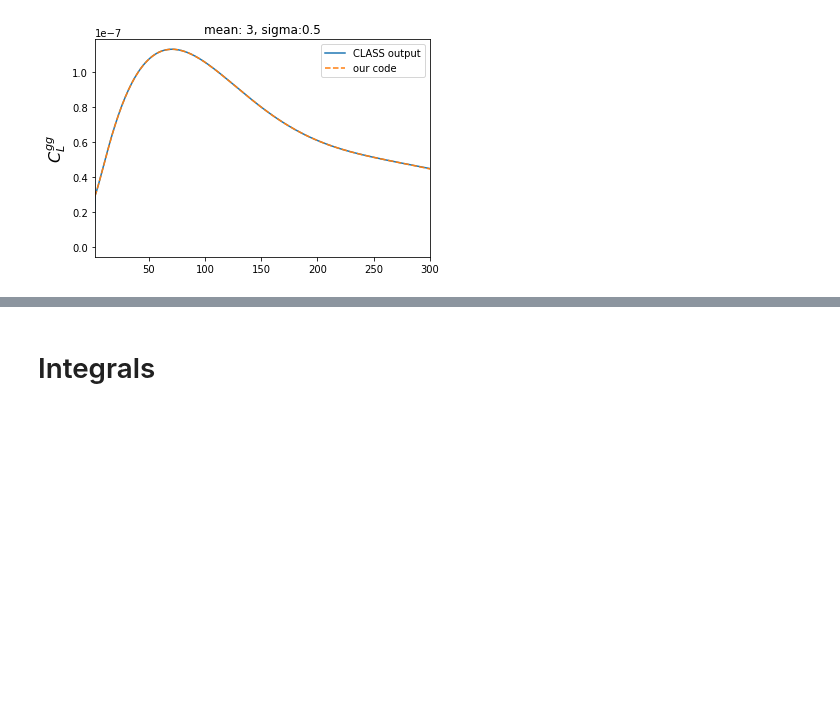
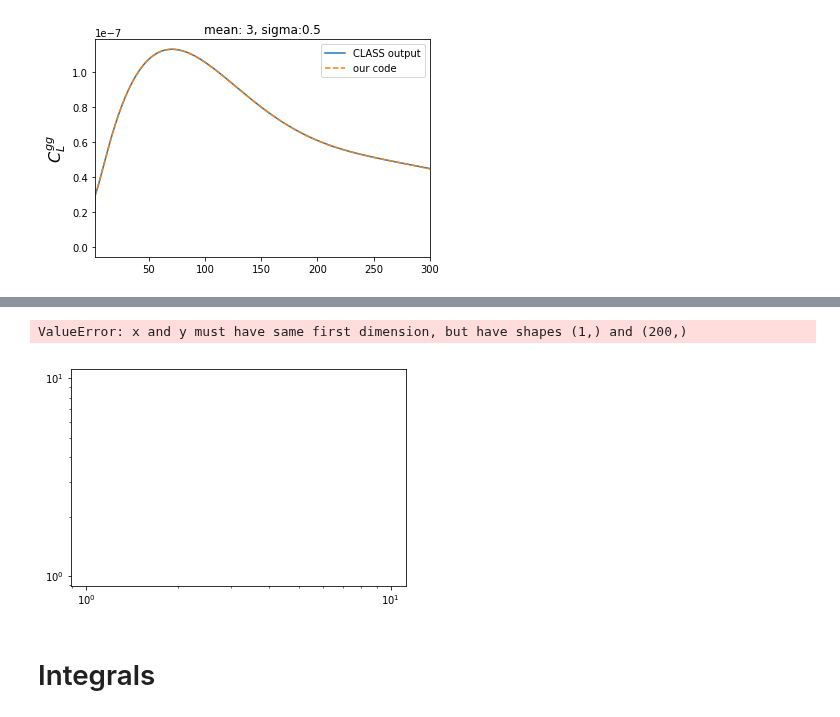
Before and after one commit to VMBoehm/postlimber, a Jupyter notebook: notebooks/Post Limber Correlation Functions.ipynb, the cells around one changed output, grey strips where cells are left out. Saved outputs shown, nothing was run; the diff lists cells and outputs as text; code cells hidden in the pictures; blank space fills up the shorter version.

```diff
--- a/notebooks/Post Limber Correlation Functions.ipynb
+++ b/notebooks/Post Limber Correlation Functions.ipynb
@@ -217,3 +274,24 @@ TypeError: a bytes-like object is required, not 'str'
+# %%
+# cross in Limber
+chis = np.linspace(1.,chi_cmb,5000) #in Mpc/h
+ells = np.linspace(1,2000,200)
+result=[]
+for l_ in ells:
+    integrand=[]
+    for chi in chis:
+        k = l_/chi #in h/Mpc
+        try:
+            Pk= cosmo.pk(k*h,0.)*D_chi(chi)**2*h**3
+        except:
+            Pk= 0.
+        integrand+=[lensing_kernel(chi,chi_cmb)*kernel2(chi)*Pk]
+    result+=[np.trapz(integrand, chis)]
+clkg=np.asarray(result)*prefac
+# %%
+plt.loglog(l_,clkg)
+# %% [output]
+ValueError: x and y must have same first dimension, but have shapes (1,) and (200,)
+[figure, added]
 # %% [markdown]
 # Integrals
 # %%
```
Also changed, not shown: parts of 10 cells of this notebook.
